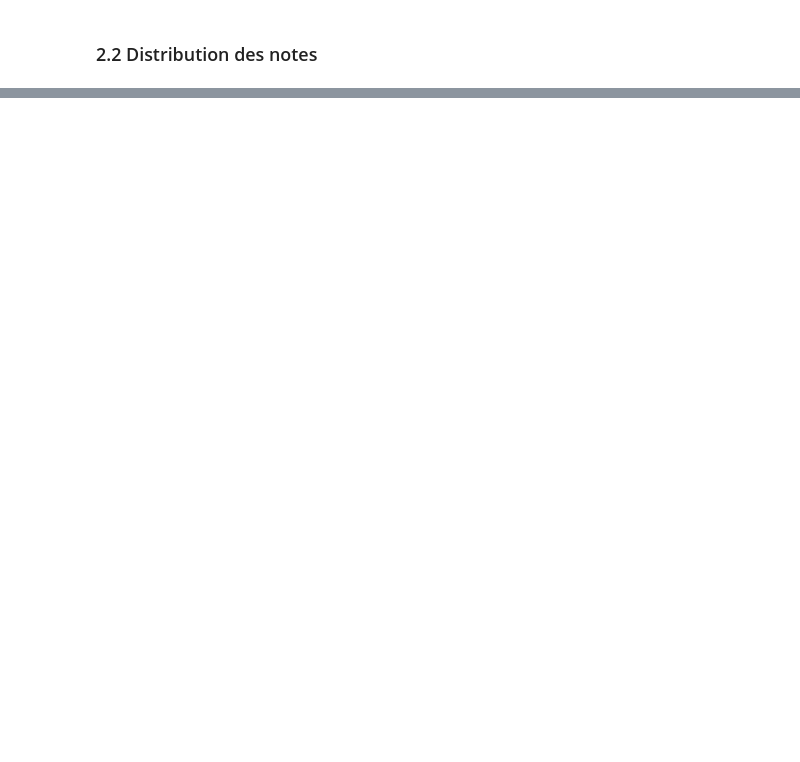
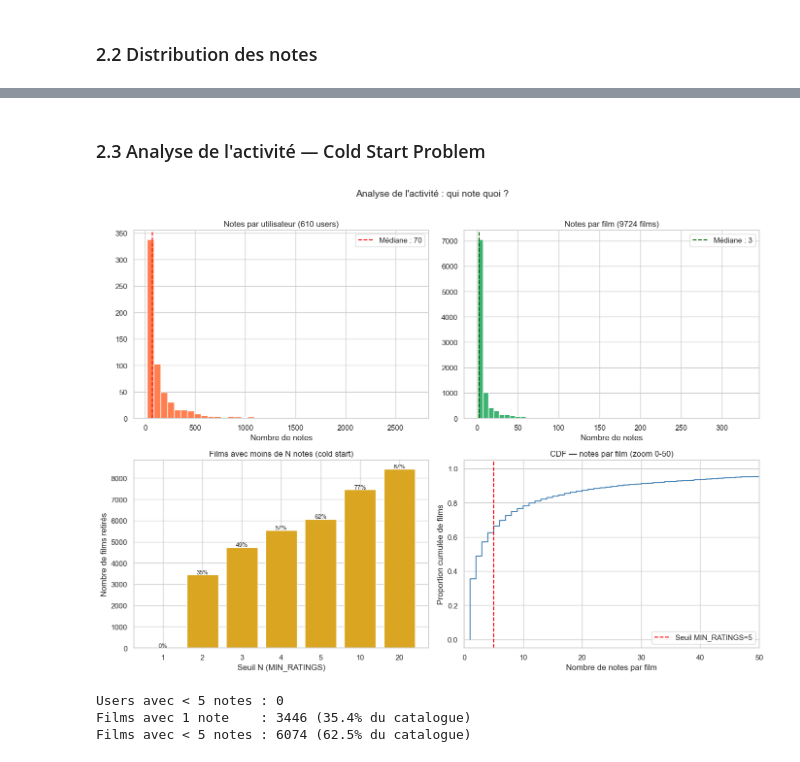
Before and after one commit to MoussaTorch/recommendation-film, a Jupyter notebook: notebooks/01-eda.ipynb, the cells around one changed output, grey strips where cells are left out. Saved outputs shown, nothing was run; the diff lists cells and outputs as text; code cells hidden in the pictures; blank space fills up the shorter version.

```diff
--- a/notebooks/01-eda.ipynb
+++ b/notebooks/01-eda.ipynb
@@ -544,0 +177,59 @@ print("→ Visualiser avec : mlflow ui --backend-store-uri sqlite:///mlflow.db")
+# %% [markdown]
+### 2.3 Analyse de l'activité — Cold Start Problem
+# %%
+user_counts_raw = ratings_raw.groupby('userid').size()
+item_counts_raw = ratings_raw.groupby('movieid').size()
+
+fig, axes = plt.subplots(2, 2, figsize=(14, 10))
+
+# Distribution notes par user
+axes[0, 0].hist(user_counts_raw, bins=40, color='coral', edgecolor='white')
+axes[0, 0].set_title(f'Notes par utilisateur ({len(user_counts_raw)} users)')
+axes[0, 0].set_xlabel('Nombre de notes')
+axes[0, 0].axvline(user_counts_raw.median(), color='red', linestyle='--',
+                   label=f'Médiane : {user_counts_raw.median():.0f}')
+axes[0, 0].legend()
+
+# Distribution notes par film
+axes[0, 1].hist(item_counts_raw, bins=50, color='mediumseagreen', edgecolor='white')
+axes[0, 1].set_title(f'Notes par film ({len(item_counts_raw)} films)')
+axes[0, 1].set_xlabel('Nombre de notes')
+axes[0, 1].axvline(item_counts_raw.median(), color='darkgreen', linestyle='--',
+                   label=f'Médiane : {item_counts_raw.median():.0f}')
+axes[0, 1].legend()
+
+# Films selon le seuil
+thresholds = [1, 2, 3, 4, 5, 10, 20]
+n_below = [(item_counts_raw < t).sum() for t in thresholds]
+pct_below = [n / len(item_counts_raw) * 100 for n in n_below]
+axes[1, 0].bar([str(t) for t in thresholds], n_below, color='goldenrod', edgecolor='white')
+axes[1, 0].set_title('Films avec moins de N notes (cold start)')
+axes[1, 0].set_xlabel('Seuil N (MIN_RATINGS)')
+axes[1, 0].set_ylabel('Nombre de films retirés')
+for i, (n, p) in enumerate(zip(n_below, pct_below)):
+    axes[1, 0].text(i, n + 30, f'{p:.0f}%', ha='center', fontsize=9)
+
+# CDF des films
+sorted_counts = item_counts_raw.sort_values()
+cdf = np.arange(1, len(sorted_counts) + 1) / len(sorted_counts)
+axes[1, 1].plot(sorted_counts.values, cdf, color='steelblue')
+axes[1, 1].axvline(5, color='red', linestyle='--', label='Seuil MIN_RATINGS=5')
+axes[1, 1].set_xlabel('Nombre de notes par film')
+axes[1, 1].set_ylabel('Proportion cumulée de films')
+axes[1, 1].set_title('CDF — notes par film (zoom 0-50)')
+axes[1, 1].set_xlim(0, 50)
+axes[1, 1].legend()
+
+plt.suptitle("Analyse de l'activité : qui note quoi ?", y=1.01, fontsize=14)
+plt.tight_layout()
+plt.savefig(PROJECT_DIR / 'reports' / 'cold_start_analysis.png', dpi=150, bbox_inches='tight')
+plt.show()
+
+print(f"Users avec < 5 notes : {(user_counts_raw < 5).sum()}")
+print(f"Films avec 1 note    : {(item_counts_raw == 1).sum()} ({(item_counts_raw == 1).sum()/len(item_counts_raw)*100:.1f}% du catalogue)")
+print(f"Films avec < 5 notes : {(item_counts_raw < 5).sum()} ({(item_counts_raw < 5).sum()/len(item_counts_raw)*100:.1f}% du catalogue)")
+# %% [output]
+[figure, added]
+Users avec < 5 notes : 0
+Films avec 1 note    : 3446 (35.4% du catalogue)
+Films avec < 5 notes : 6074 (62.5% du catalogue)
```
Also changed, not shown: parts of 70 cells of this notebook, 1 other file.
